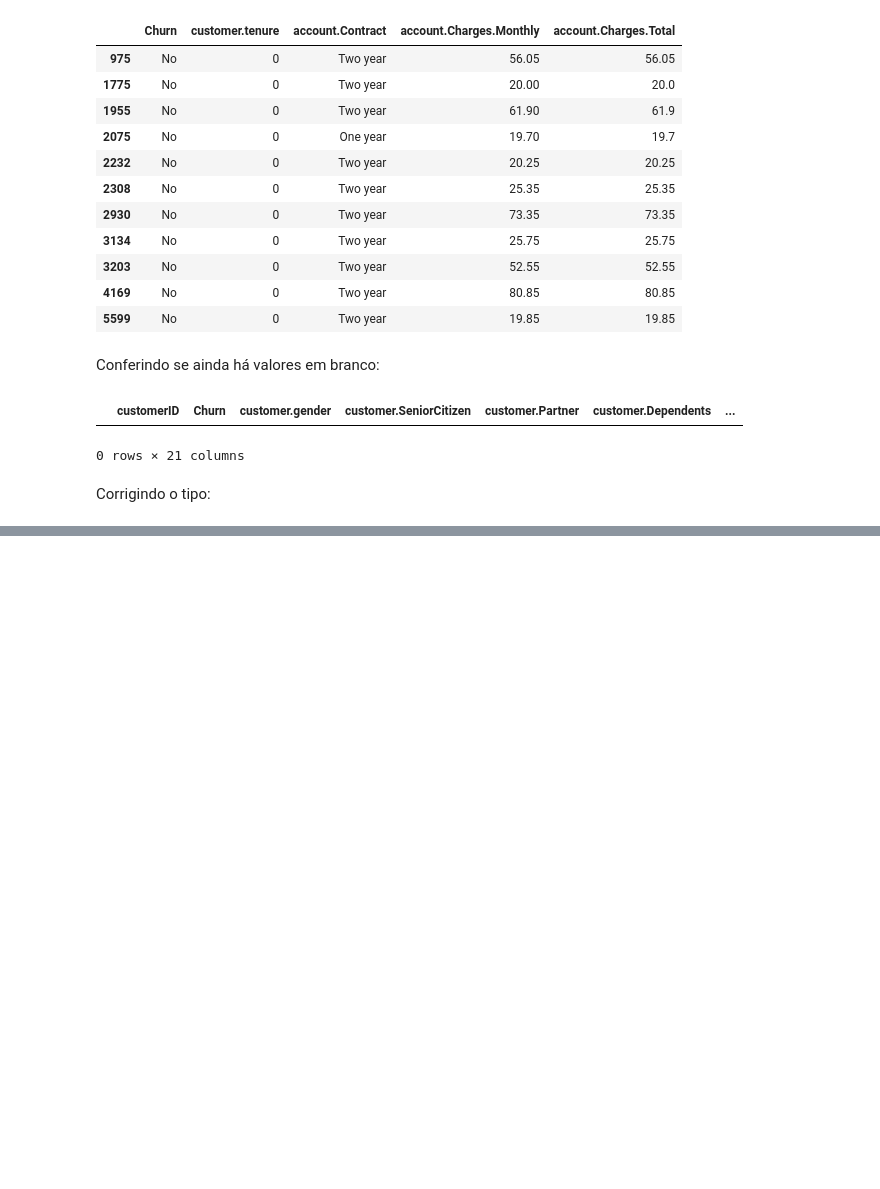
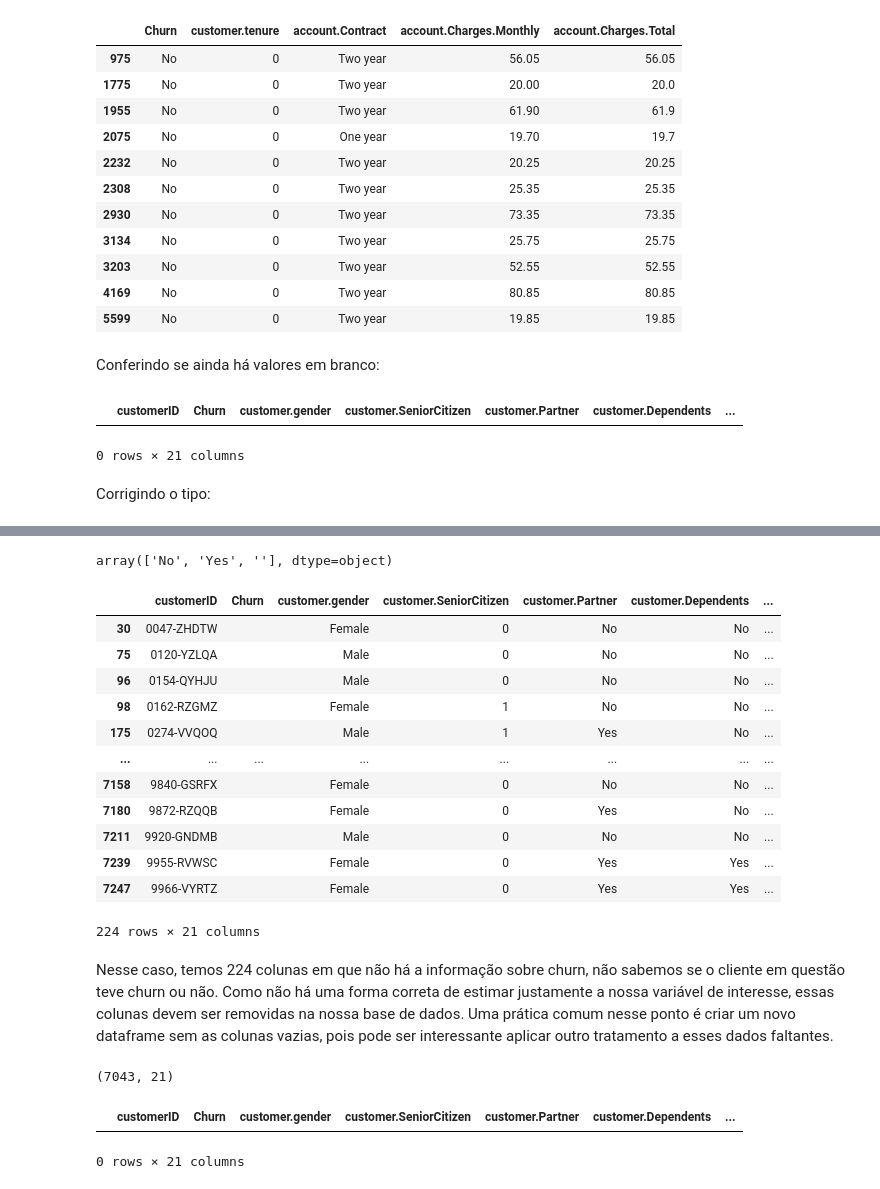
Before and after one commit to RPGraciotti/Novexus_alura_challenge, a Jupyter notebook: notebook_projeto.ipynb, the cells around one changed output, grey strips where cells are left out. Saved outputs shown, nothing was run; the diff lists cells and outputs as text; code cells hidden in the pictures; blank space fills up the shorter version.

Commit message:
finalizando tratamento

```diff
--- a/notebook_projeto.ipynb
+++ b/notebook_projeto.ipynb
@@ -303,0 +341,33 @@ df_churn['account.Charges.Total'] = df_churn['account.Charges.Total'].astype(flo
+# %%
+df_churn['Churn'].unique()
+# %% [output]
+array(['No', 'Yes', ''], dtype=object)
+# %%
+df_churn.query('Churn == ""')
+# %% [output]
+|  | customerID | Churn | customer.gender | customer.SeniorCitizen | customer.Partner | customer.Dependents | ... |
+| 30 | 0047-ZHDTW |  | Female | 0 | No | No | ... |
+| 75 | 0120-YZLQA |  | Male | 0 | No | No | ... |
+| 96 | 0154-QYHJU |  | Male | 0 | No | No | ... |
+| 98 | 0162-RZGMZ |  | Female | 1 | No | No | ... |
+| 175 | 0274-VVQOQ |  | Male | 1 | Yes | No | ... |
+| ... | ... | ... | ... | ... | ... | ... | ... |
+| 7158 | 9840-GSRFX |  | Female | 0 | No | No | ... |
+| 7180 | 9872-RZQQB |  | Female | 0 | Yes | No | ... |
+| 7211 | 9920-GNDMB |  | Male | 0 | No | No | ... |
+| 7239 | 9955-RVWSC |  | Female | 0 | Yes | Yes | ... |
+| 7247 | 9966-VYRTZ |  | Female | 0 | Yes | Yes | ... |
+224 rows × 21 columns
+# %% [markdown]
+Nesse caso, temos 224 colunas em que não há a informação sobre churn, não sabemos se o cliente em questão teve churn ou não. Como não há uma forma correta de estimar justamente a nossa variável de interesse, essas colunas devem ser removidas na nossa base de dados. Uma prática comum nesse ponto é criar um novo dataframe sem as colunas vazias, pois pode ser interessante aplicar outro tratamento a esses dados faltantes.
+# %%
+df_churn_sem_vazio = df_churn[df_churn['Churn'] != ''].copy()
+df_churn_sem_vazio.reset_index(drop = True, inplace = True)
+df_churn_sem_vazio.shape
+# %% [output]
+(7043, 21)
+# %%
+df_churn_sem_vazio.query('Churn == ""')
+# %% [output]
+|  | customerID | Churn | customer.gender | customer.SeniorCitizen | customer.Partner | customer.Dependents | ... |
+0 rows × 21 columns
```
Also changed, not shown: parts of 18 cells of this notebook.
